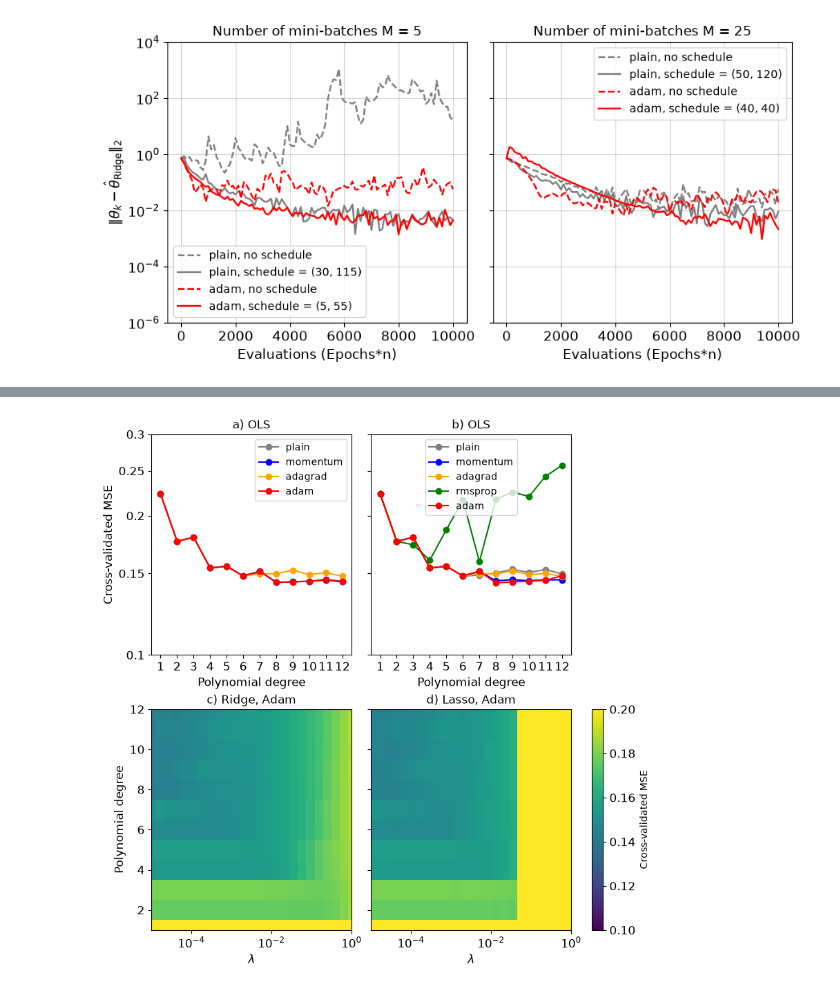
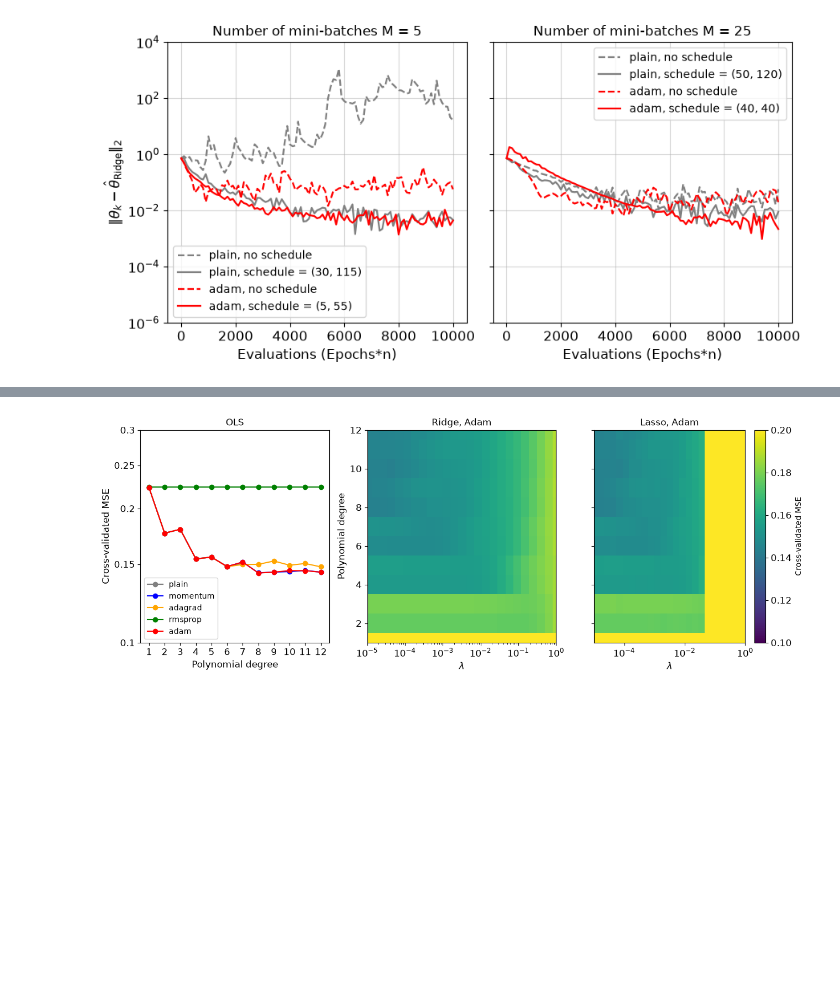
Before and after one commit to lukasMK01/FYS-STK4155, a Jupyter notebook: project_1/wip_project1.ipynb, the cells around one changed output, grey strips where cells are left out. Saved outputs shown, nothing was run; the diff lists cells and outputs as text; code cells hidden in the pictures; blank space fills up the shorter version.

```diff
--- a/project_1/wip_project1.ipynb
+++ b/project_1/wip_project1.ipynb
@@ -759,24 +658,9 @@ what:
 # %%
-
-
-#Functions:
-def cost_ols(theta, X, y):
-    return jnp.mean((y - X @ theta)**2)
-
-def cost_ridge(theta, X, y, lam):
-    return jnp.mean((y - X @ theta)**2) + lam * jnp.sum(theta**2)
-
-def cost_lasso(theta, X, y, lam):
-    return jnp.mean((y - X @ theta)**2) + lam * jnp.sum(jnp.abs(theta))
-
-
-
-
 #Setting up the data
 rng = np.random.default_rng(2026)
 degree = 5
 lmbda = 1e-2
-X = design_matrix(x, degree,intercept=False)
+X = design_matrix(x, degree)
 theta0 = rng.normal(size=X.shape[1])
 
 #Computing the gradients in two ways: analytically and by automatic differentiation
@@ -1675,42 +1904,33 @@ Lasso adam : MSE: 0.1555 Standard deviation: 0.0262
 # %%
-# Input parameterse
-degrees = list(range(1, 13))
-lambdas = np.logspace(-5, 0, 25)
-subs = ["a","b","c","d"]
+
 # Doing the CV analysis for each method and regression type
-fig, axes = plt.subplots(2, 2, figsize=(8, 8), sharey=False,layout="constrained")
-for i, (ax, reg_method) in enumerate(zip(axes.flatten(), ("OLS", "OLS","Ridge", "Lasso"))):
+fig, ax = plt.subplots(1, 3, figsize=(15, 5), sharey=False)
+for i, reg_method in enumerate(("OLS", "Ridge", "Lasso")):
     if reg_method == "OLS":
         for method in ("plain", "momentum", "adagrad", "rmsprop", "adam"):
-            if i == 0:
-                gammaols = optimiser_dict[method][reg_method]
-                if method == "rmsprop":
-                    continue
-            elif i == 1:
-                gammaols = 0.1
 
             CV_mse = np.zeros(len(degrees))
             CV_std = np.zeros(len(degrees))
 
             for ii, degree in enumerate(degrees):
 
-                mine, mine_std = my_kfold_mse(x_cv, y_cv, degree, lmb=0,gamma=gammaols, k=5,method=method,reg_method=reg_method)
+                mine, mine_std = my_kfold_mse(x_cv, y_cv, degree, lmb=0,gamma=optimiser_dict[method][reg_method], k=5,method=method,reg_method=reg_method)
                 CV_mse[ii]= mine
                 CV_std[ii] = mine_std
 
-            ax.plot(degrees, CV_mse,  "o-", color=optimiser_dict[method]["color"],label=method)
+            ax[i].plot(degrees, CV_mse,  "o-", color=optimiser_dict[method]["color"],label=method)
             # ax[i].errorbar(degrees, CV_mse, yerr=CV_std, fmt='o', color=optimiser_dict[method]["color"],label=method) # capsize=5
-            print("Method: ", method, " Minimum MSE: ", np.nanmin(CV_mse), " Best degree: ", degrees[np.where(CV_mse == np.nanmin(CV_mse))[0][0]])
 
-        ax.set_yscale("log")
-        ax.set_ylim(1e-1, 3e-1)
-        ax.set_xlabel("Polynomial degree",fontsize=12)
-        ax.set_xticks(np.arange(1, 13, 1))
-        ax.set_xticklabels(np.arange(1, 13, 1), fontsize=12)
-        ax.set_yticks((0.1,0.15,0.2,0.25,0.3))
-        ax.set_yticklabels((0.1,0.15,0.2,0.25,0.3), fontsize=12)
-        ax.set_title(f"{subs[i]}) {reg_method}")
-        ax.legend(fontsize=10)
+        ax[i].set_yscale("log")
+        ax[i].set_ylim(1e-1, 3e-1)
+        ax[i].set_xlabel("Polynomial degree",fontsize=12)
+        ax[i].set_xticks(np.arange(1, 13, 1))
+        ax[i].set_xticklabels(np.arange(1, 13, 1), fontsize=12)
+        ax[i].set_yticks((0.1,0.15,0.2,0.25,0.3))
+        ax[i].set_yticklabels((0.1,0.15,0.2,0.25,0.3), fontsize=12)
+        ax[i].set_title(f"{reg_method}")
+        ax[i].legend(fontsize=10)
+        print("Minimum MSE: ", CV_mse.min(), " Best degree: ", degrees[np.where(CV_mse == CV_mse.min())[0][0]])
 
 
     else: #Only look at Adam for Ridge and Lasso
@@ -1723,25 +1943,24 @@ for i, (ax, reg_method) in enumerate(zip(axes.flatten(), ("OLS", "OLS","Ridge",
                 CV_mse[ii, jj] = mine
 
 
-        im = ax.pcolormesh(lambdas,degrees,CV_mse,vmin=1e-1, vmax=2e-1)
-        ax.set_xscale("log")
-        ax.set_xlabel(r"$\lambda$", fontsize=12)
-        ax.set_ylim(1, 12)
-        ax.set_xlim(lambdas.min(), lambdas.max())
+        im = ax[i].pcolormesh(lambdas,degrees,CV_mse,vmin=1e-1, vmax=2e-1)
+        ax[i].set_xscale("log")
+        ax[i].set_xlabel(r"$\lambda$", fontsize=12)
+        ax[i].set_ylim(1, 12)
+        ax[i].set_xlim(lambdas.min(), lambdas.max())
 
         print("Minimum MSE: ", np.nanmin(CV_mse), "Best degree: ", degrees[np.where(CV_mse == np.nanmin(CV_mse))[0][0]], "  lambda: ", lambdas[np.where(CV_mse == np.nanmin(CV_mse))[1][0]])
 
-        ax.set_title(f"{subs[i]}) {reg_method}, Adam")
+        ax[i].set_title(f"{reg_method}, Adam")
 
-    ax.tick_params(axis='both', labelsize=12)
+    ax[i].tick_params(axis='both', labelsize=12)
 
-axes[0,0].set_ylabel("Cross-validated MSE", fontsize=12)
-axes[1,0].set_ylabel("Polynomial degree", fontsize=12)
-axes[0,1].set_yticklabels(())
-axes[1,1].set_yticklabels(())
-cbar = fig.colorbar(im, ax=axes[1,1], label=r"Cross-validated MSE")
+ax[0].set_ylabel("Cross-validated MSE", fontsize=12)
+ax[1].set_ylabel("Polynomial degree", fontsize=12)
+ax[2].set_yticklabels(())
+cbar = fig.colorbar(im, ax=ax[2], label=r"Cross-validated MSE")
 cbar.ax.tick_params(labelsize=12)
 
-plt.savefig(f"project1_taski_final.png", bbox_inches="tight")
+plt.savefig(f"project1_taski_allmethods.png", bbox_inches="tight")
 plt.show()
 # %% [output]
@@ -1759 +1970 @@ Minimum MSE:  0.14317915961532623 Best degree:  12   lambda:  1.6155980984398728
-[figure, old version]
+[figure, new version]
```
Also changed, not shown: parts of 37 cells of this notebook.
